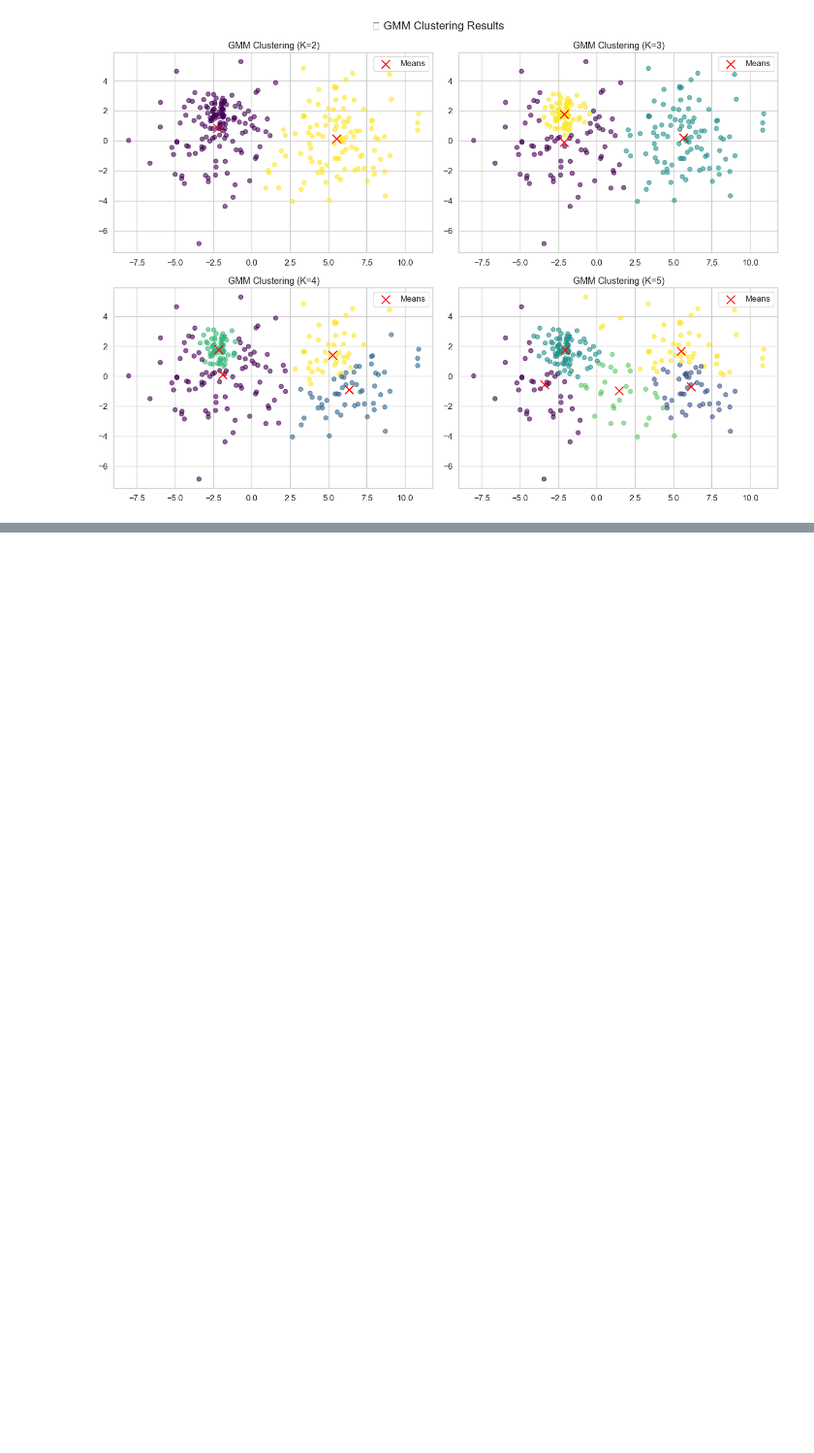
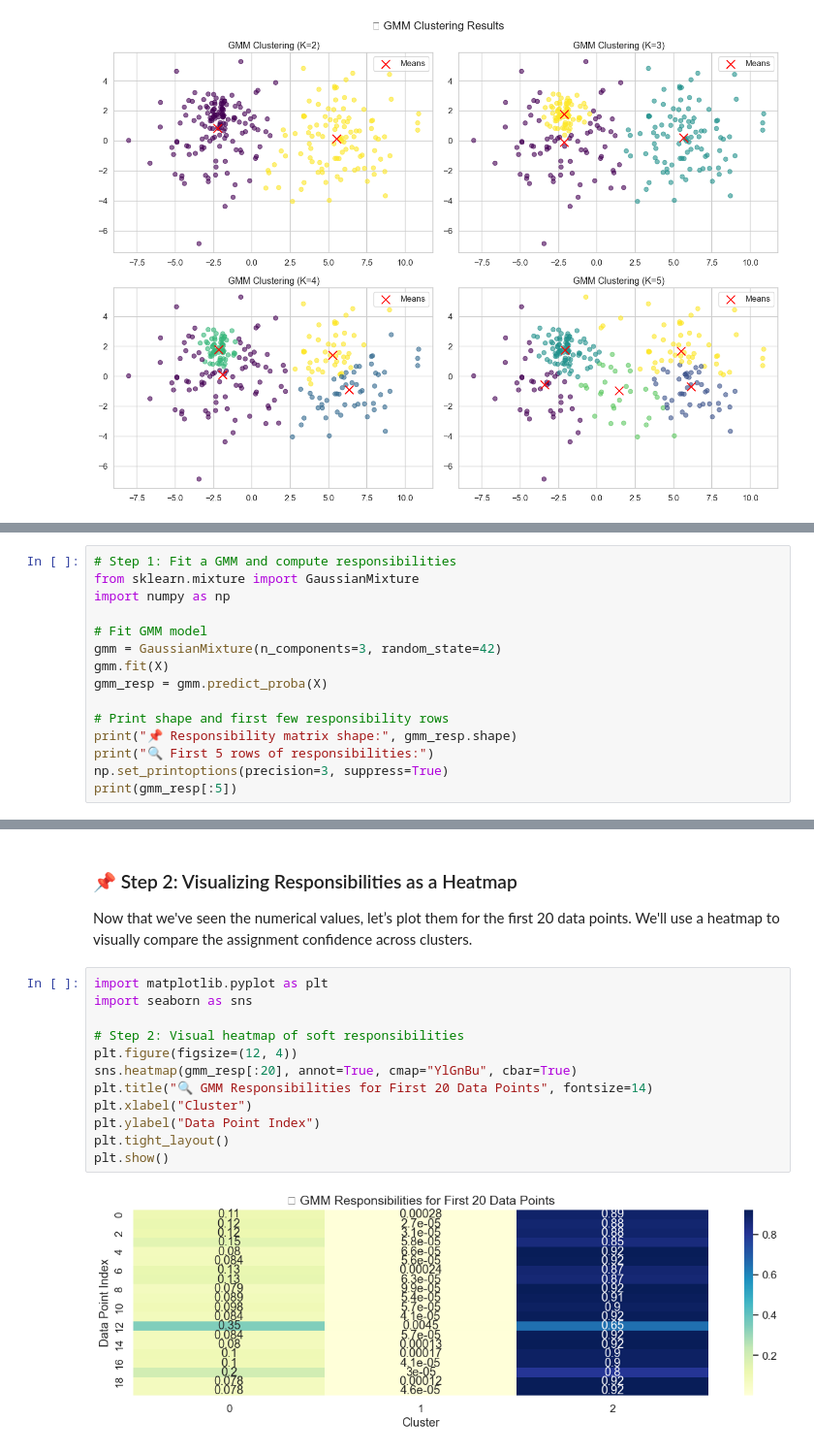
Before and after one commit to profadityasaxena/Unsupervised-Deep-Learning---Gaussian-Mixture-Models---EM-Based-Collaborative-Filtering, a Jupyter notebook: Unsupervised Deep Learning - EM-Based Collaborative Filtering.ipynb, the cells around one changed output, grey strips where cells are left out. Shown at 97% size. Cells and saved outputs as stored; diff of their text form; blank space fills up the shorter version.

Commit message:
gaussian mixture models completed

```diff
--- a/Unsupervised Deep Learning - EM-Based Collaborative Filtering.ipynb
+++ b/Unsupervised Deep Learning - EM-Based Collaborative Filtering.ipynb
@@ -427,0 +449,15 @@ In the next step, we’ll **visualize the probabilities (responsibilities)** for
+# %%
+# Step 1: Fit a GMM and compute responsibilities
+from sklearn.mixture import GaussianMixture
+import numpy as np
+
+# Fit GMM model
+gmm = GaussianMixture(n_components=3, random_state=42)
+gmm.fit(X)
+gmm_resp = gmm.predict_proba(X)
+
+# Print shape and first few responsibility rows
+print("📌 Responsibility matrix shape:", gmm_resp.shape)
+print("🔍 First 5 rows of responsibilities:")
+np.set_printoptions(precision=3, suppress=True)
+print(gmm_resp[:5])
@@ -427,0 +490,18 @@ In the next step, we’ll **visualize the probabilities (responsibilities)** for
+# %% [markdown]
+### 📌 Step 2: Visualizing Responsibilities as a Heatmap
+
+Now that we've seen the numerical values, let’s plot them for the first 20 data points. We'll use a heatmap to visually compare the assignment confidence across clusters.
+# %%
+import matplotlib.pyplot as plt
+import seaborn as sns
+
+# Step 2: Visual heatmap of soft responsibilities
+plt.figure(figsize=(12, 4))
+sns.heatmap(gmm_resp[:20], annot=True, cmap="YlGnBu", cbar=True)
+plt.title("🔍 GMM Responsibilities for First 20 Data Points", fontsize=14)
+plt.xlabel("Cluster")
+plt.ylabel("Data Point Index")
+plt.tight_layout()
+plt.show()
+# %% [output]
+[figure, added]
```
Also changed, not shown: parts of 7 cells of this notebook.
